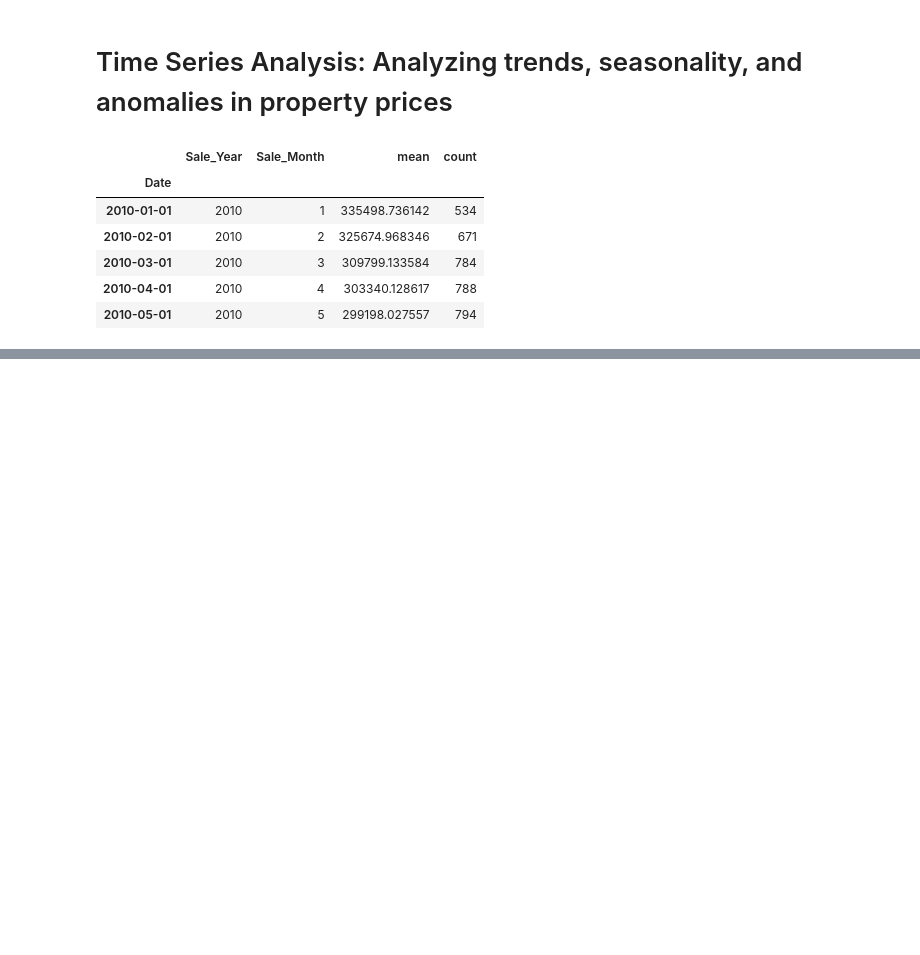
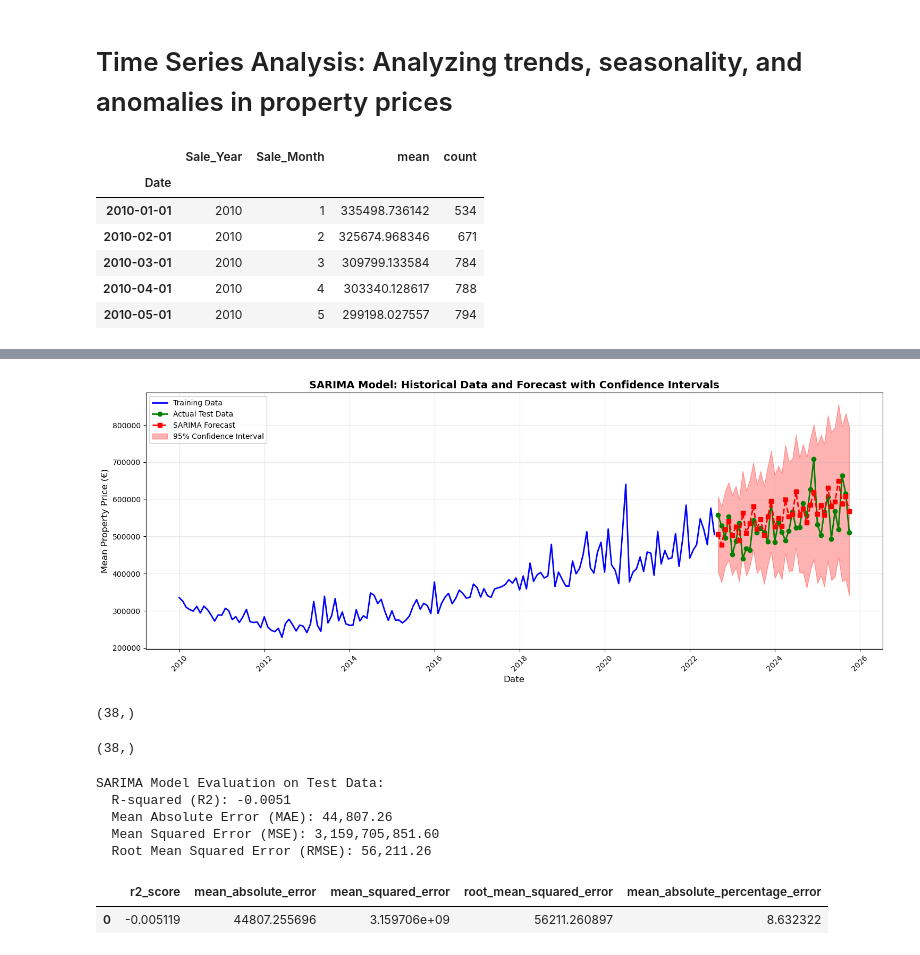
Before and after one commit to LuiisClaudio/ireland-real-estate-market-insights, a Jupyter notebook: Luis_Martins_CA1.ipynb, the cells around one changed output, grey strips where cells are left out. Drawn from its saved outputs; the diff is of its cells as text; code cells hidden in the pictures; blank space fills up the shorter version.

```diff
--- a/Luis_Martins_CA1.ipynb
+++ b/Luis_Martins_CA1.ipynb
@@ -1038,0 +1215,79 @@ Series appears non-stationary (p > 0.05). Applying first difference and re-testi
+# %%
+# Plot SARIMA forecast with confidence intervals
+fig, ax1 = plt.subplots(1, 1, figsize=(15, 6))
+
+# Get forecast with confidence intervals
+sarima_forecast_ci = sarima_fitted.get_forecast(steps=forecast_steps)
+forecast_df = sarima_forecast_ci.summary_frame(alpha=0.05)  # 95% confidence interval
+sarima_forecast_values = sarima_forecast_ci.predicted_mean.values
+
+# Plot historical data
+ax1.plot(train_data.index, train_data.values, label='Training Data', color='blue', linewidth=2)
+ax1.plot(test_data.index, test_data.values, label='Actual Test Data', color='green', linewidth=2, marker='o')
+
+# Plot SARIMA forecast
+ax1.plot(test_data.index, sarima_forecast_values, label='SARIMA Forecast',
+         color='red', linewidth=2, linestyle='--', marker='s')
+
+# Plot confidence intervals
+ax1.fill_between(test_data.index,
+                 forecast_df['mean_ci_lower'].values,
+                 forecast_df['mean_ci_upper'].values,
+                 alpha=0.3, color='red', label='95% Confidence Interval')
+
+ax1.set_xlabel('Date', fontsize=12)
+ax1.set_ylabel('Mean Property Price (€)', fontsize=12)
+ax1.set_title('SARIMA Model: Historical Data and Forecast with Confidence Intervals', fontsize=14, fontweight='bold')
+ax1.legend(loc='upper left', fontsize=10)
+ax1.grid(True, alpha=0.3)
+ax1.tick_params(axis='x', rotation=45)
+
+plt.tight_layout()
+plt.show()
+# %% [output]
+[figure, added]
+# %%
+test_data.shape
+# %% [output]
+(38,)
+# %%
+sarima_forecast_values.shape
+# %% [output]
+(38,)
+# %%
+from sklearn.metrics import r2_score, mean_absolute_error, mean_squared_error
+
+# Evaluate the forecast against the actual test data
+
+mae = mean_absolute_error(test_data, sarima_forecast_values)
+mse = mean_squared_error(test_data, sarima_forecast_values)
+rmse = np.sqrt(mse)
+r2 = r2_score(test_data, sarima_forecast_values)
+
+print("SARIMA Model Evaluation on Test Data:")
+print(f"  R-squared (R2): {r2:.4f}")
+print(f"  Mean Absolute Error (MAE): {mae:,.2f}")
+print(f"  Mean Squared Error (MSE): {mse:,.2f}")
+print(f"  Root Mean Squared Error (RMSE): {rmse:,.2f}")
+# %% [output]
+SARIMA Model Evaluation on Test Data:
+  R-squared (R2): -0.0051
+  Mean Absolute Error (MAE): 44,807.26
+  Mean Squared Error (MSE): 3,159,705,851.60
+  Root Mean Squared Error (RMSE): 56,211.26
+# %%
+
+# Create a dataframe to store r2 score
+evaluation_results = pd.DataFrame({'r2_score': r2_score(test_data, sarima_forecast_values)}, index=[0])
+
+# Add columns in the dataframe 'evaluation_results'
+evaluation_results['mean_absolute_error'] = mean_absolute_error(test_data, sarima_forecast_values)
+evaluation_results['mean_squared_error'] = mean_squared_error(test_data, sarima_forecast_values)
+evaluation_results['root_mean_squared_error'] = np.sqrt(mean_squared_error(test_data, sarima_forecast_values))
+evaluation_results['mean_absolute_percentage_error'] = np.mean(np.abs(sarima_forecast_values - test_data) / np.abs(test_data)) * 100
+
+# Display the results
+evaluation_results
+# %% [output]
+|  | r2_score | mean_absolute_error | mean_squared_error | root_mean_squared_error | mean_absolute_percentage_error |
+| 0 | -0.005119 | 44807.255696 | 3.159706e+09 | 56211.260897 | 8.632322 |
```
Also changed, not shown: parts of 16 cells of this notebook.
